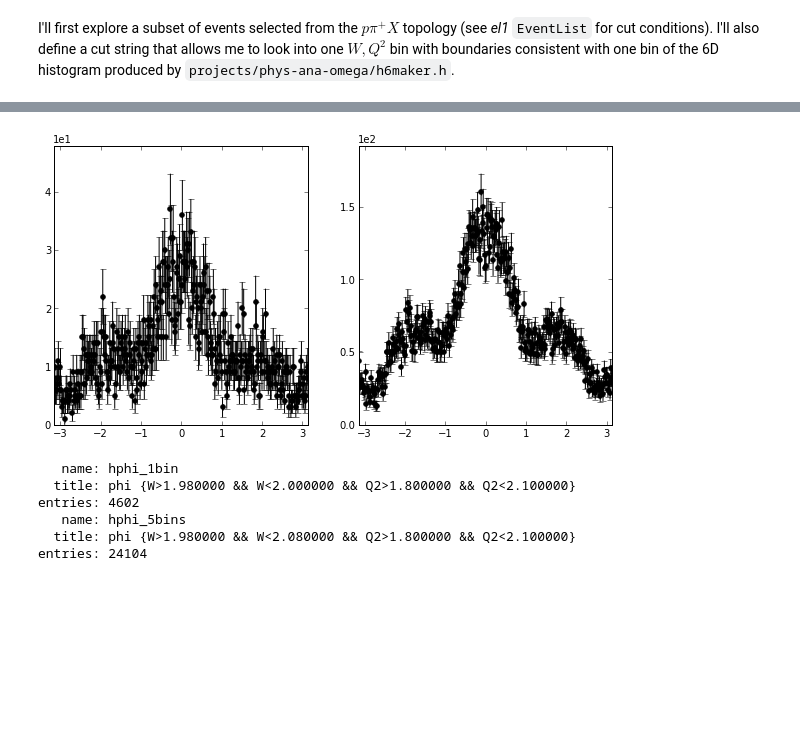
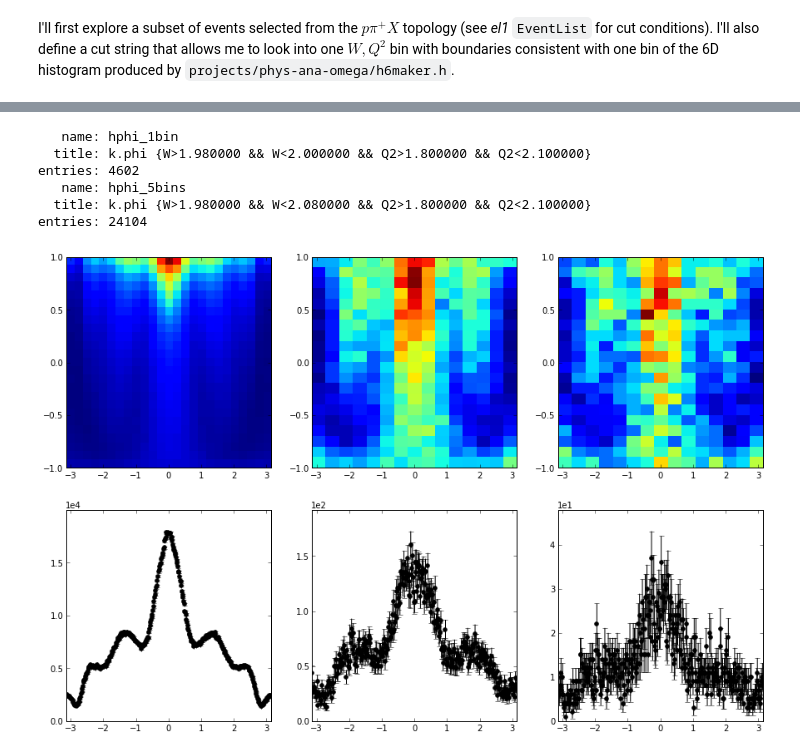
Before and after one commit to evan-phelps/phys-ana-omega, a Jupyter notebook: python/data_skimmed.ipynb, the cells around one changed output, grey strips where cells are left out. Drawn from its saved outputs; the diff is of its cells as text; code cells hidden in the pictures; blank space fills up the shorter version.

```diff
--- a/python/data_skimmed.ipynb
+++ b/python/data_skimmed.ipynb
@@ -55,11 +120,7 @@ cut_5bins = cuts( ('W',1.98,2.08), ('Q2',1.8,2.1) )
 # %%
-hphi_20MeV = rh1('phi', cut_1bin, 'hphi_1bin', binning=(360, -pi, pi))
-hphi_100MeV = rh1('phi', cut_5bins, 'hphi_5bins', binning=(360, -pi, pi))
+hphi = rh1('k.phi', '', 'hphi', binning=(360, -pi, pi))
+hphi_20MeV = rh1('k.phi', cut_1bin, 'hphi_1bin', binning=(360, -pi, pi))
+hphi_100MeV = rh1('k.phi', cut_5bins, 'hphi_5bins', binning=(360, -pi, pi))
-# %%
-fig_phi_20_100 = draw(hphi_20MeV, 2, 1, 1)
-fig_phi_20_100 = draw(hphi_100MeV, 2, 1, 2, fig_phi_20_100)
-# %% [output]
-[figure, removed]
 # %%
 def phist(h):
     print('   name: %s' % h.GetName())
@@ -70,11 +131,21 @@ phist(hphi_20MeV)
 phist(hphi_100MeV)
 # %% [output]
    name: hphi_1bin
-  title: phi {W>1.980000 && W<2.000000 && Q2>1.800000 && Q2<2.100000}
+  title: k.phi {W>1.980000 && W<2.000000 && Q2>1.800000 && Q2<2.100000}
 entries: 4602
    name: hphi_5bins
-  title: phi {W>1.980000 && W<2.080000 && Q2>1.800000 && Q2<2.100000}
+  title: k.phi {W>1.980000 && W<2.080000 && Q2>1.800000 && Q2<2.100000}
 entries: 24104
 # %%
-hang_20MeV = rh1('ct:phi', cut_1bin, 'hang_1bin', binning=(19, -pi, pi, 13, -1, 1))
-hang_100MeV = rh1('ct:phi', cut_5bins, 'hang_5bins', binning=(19, -pi, pi, 13, -1, 1))
+hang = rh1('ct:phi', '', 'hang', binning=(25, -pi, pi, 25, -1, 1))
+hang_20MeV = rh1('ct:phi', cut_1bin, 'hang_1bin', binning=(15, -pi, pi, 20, -1, 1))
+hang_100MeV = rh1('ct:phi', cut_5bins, 'hang_5bins', binning=(15, -pi, pi, 20, -1, 1))
+# %%
+fig_ang_20_100 = draw(hang, 3, 2, 1, figsize=(15,10))
+fig_ang_20_100 = draw(hang_100MeV, 3, 2, 2, fig_ang_20_100)
+fig_ang_20_100 = draw(hang_20MeV, 3, 2, 3, fig_ang_20_100)
+fig_ang_20_100 = draw(hphi, 3, 2, 4, fig_ang_20_100)
+fig_ang_20_100 = draw(hphi_100MeV, 3, 2, 5, fig_ang_20_100)
+fig_ang_20_100 = draw(hphi_20MeV, 3, 2, 6, fig_ang_20_100)
+# %% [output]
+[figure, added]
```
Also changed, not shown: parts of 43 cells of this notebook, 7 other files.
